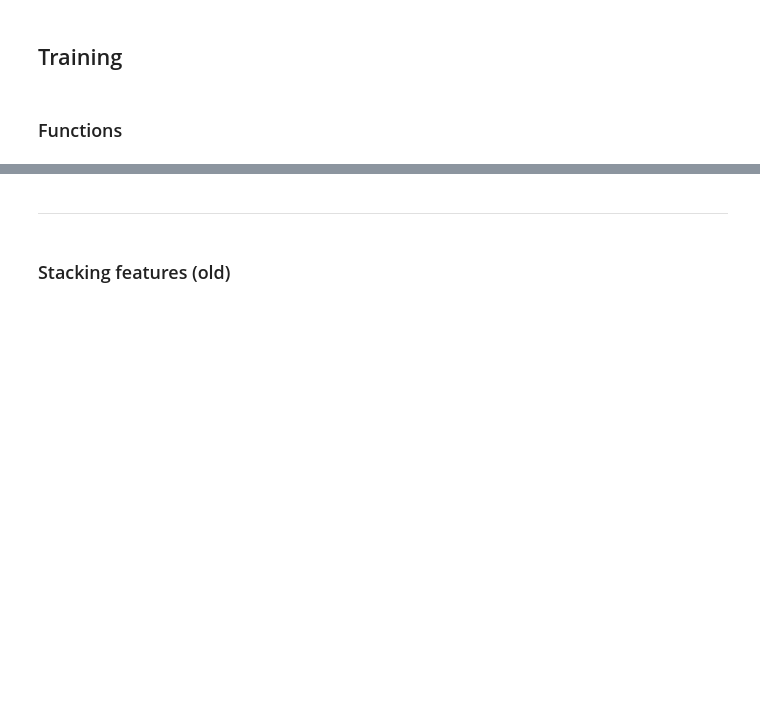
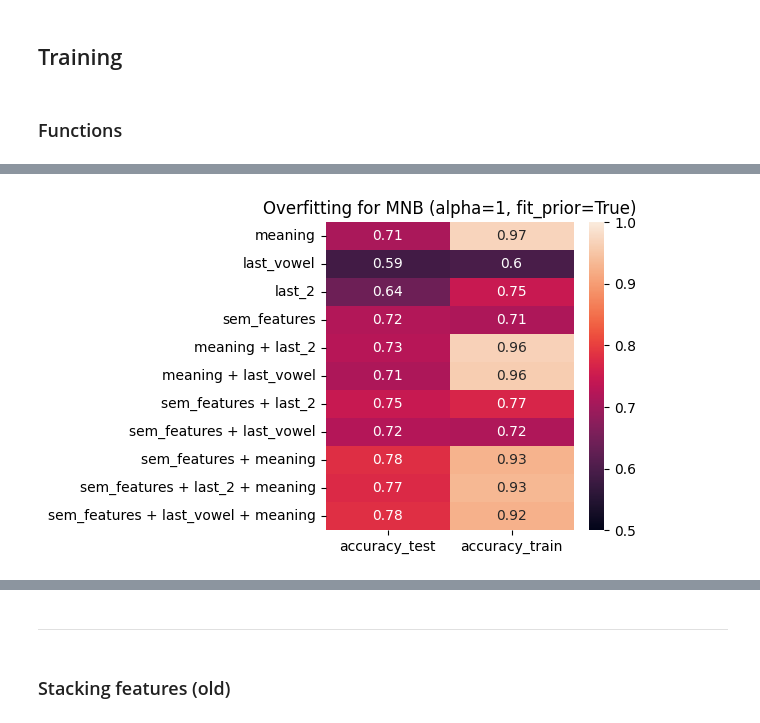
Before and after one commit to mashakrivolap/Coursework2024shughnigender, a Jupyter notebook: Predicting the Gender Category for Shughni Nouns Using Machine Learning Methods.ipynb, the cells around one changed output, grey strips where cells are left out. Saved outputs shown, nothing was run; the diff lists cells and outputs as text; code cells hidden in the pictures; blank space fills up the shorter version.

```diff
--- a/Predicting the Gender Category for Shughni Nouns Using Machine Learning Methods.ipynb
+++ b/Predicting the Gender Category for Shughni Nouns Using Machine Learning Methods.ipynb
@@ -306,0 +366,13 @@ y_pred[FEATURE], results[FEATURE], models[FEATURE] = train_models(
+# %%
+overfitting_mnb = {}
+for key in results:
+    overfitting_mnb[key] = show_overfitting(results[key], "MultinomialNB")
+overfitting_mnb = pd.DataFrame(overfitting_mnb).transpose()
+
+plt.figure(figsize=(4, 4))
+sns.heatmap(overfitting_mnb, vmin=0.5, vmax=1, annot=True)
+plt.title(f"Overfitting for MNB (alpha={SETTINGS['MNB_ALPHA']}, fit_prior={SETTINGS['MNB_FIT_PRIOR']})")
+#plt.savefig(f"overfitting_mnb_{str(SETTINGS['MNB_ALPHA'])}_{str(SETTINGS['MNB_FIT_PRIOR'])}.png", bbox_inches='tight')
+plt.show()
+# %% [output]
+[figure, added]
```
Also changed, not shown: parts of 42 cells of this notebook, 1 other file.
